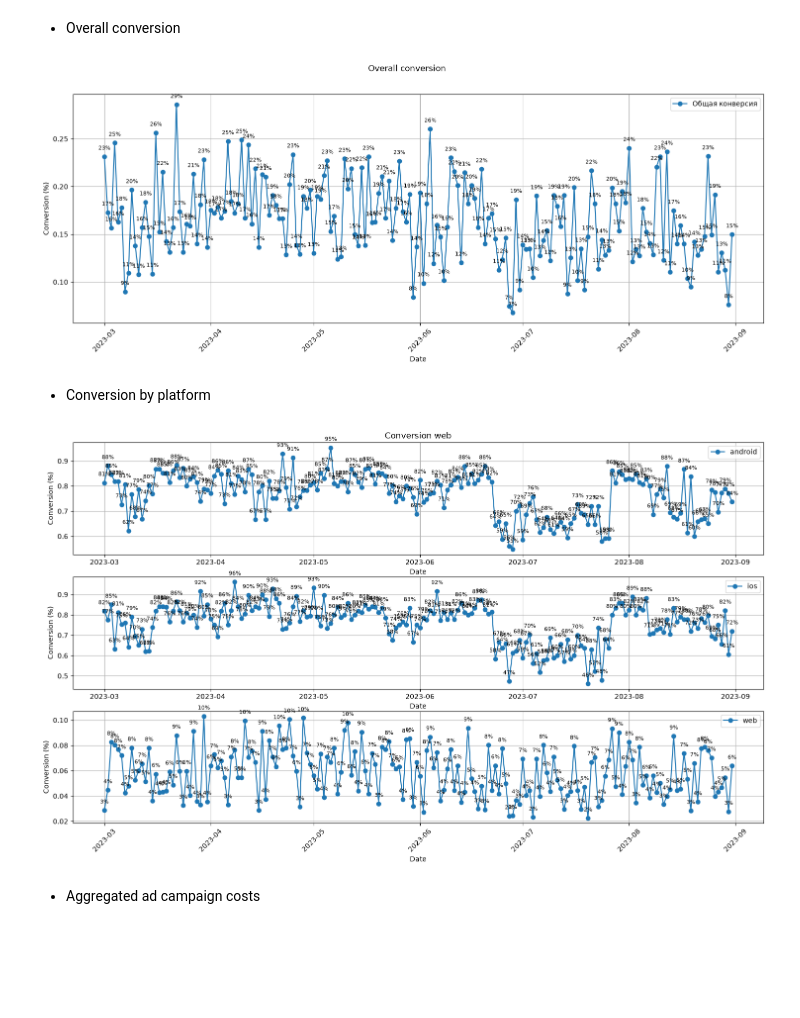
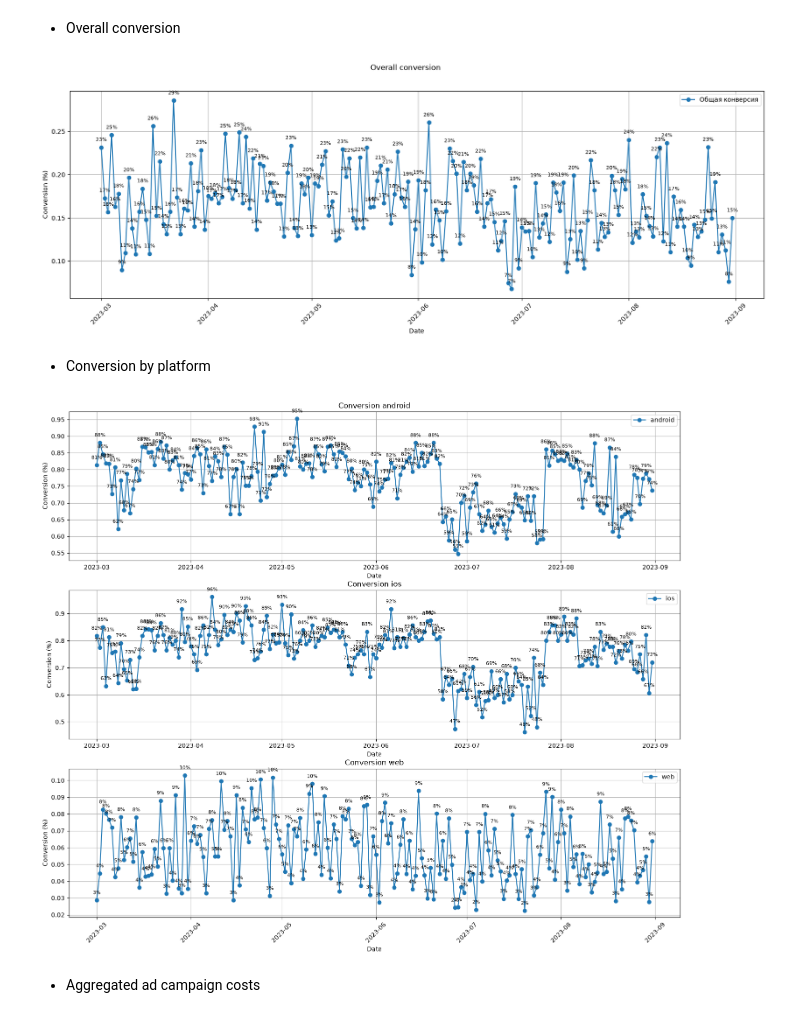
Before and after one commit to pep-cmyk/data-analytics-project-100, a Jupyter notebook: charts_project.ipynb, the cells around one changed output. Cells and saved outputs as stored; diff of their text form; code cells hidden in the pictures; blank space fills up the shorter version.

```diff
--- a/charts_project.ipynb
+++ b/charts_project.ipynb
@@ -213,26 +213,26 @@ plt.savefig('./charts/weekly_registrations_by_platform_stacked.png')
 # %%
 df_totconv = df_conversion.drop(columns= ['platform', 'conversion'])
 df_totconv = df_totconv.groupby('datetime').agg({
     'visits': 'sum',
     'registrations': 'sum'
 }).reset_index()
 
 df_totconv['Conversion'] = df_totconv['registrations'] / df_totconv['visits']
 
-fig, ax = plt.subplots(figsize= (18,6))
+fig, ax = plt.subplots(figsize= (20,6))
 fig.suptitle('Overall conversion')
 
 ax.plot(df_totconv['datetime'], df_totconv['Conversion'], marker= 'o', label= 'Общая конверсия')
 ax.grid()
 ax.legend()
 plt.xticks(rotation=45)
 
 line_label(ax, df_totconv['datetime'], df_totconv['Conversion'], symbol= '%', multiply_by= 100)
 ax.set(xlabel= 'Date', ylabel= 'Conversion (%)')
 
 plt.savefig('./charts/overall_conversion.png')
 # %% [output]
-[figure, old version]
+[figure, new version]
 # %% [markdown]
 - Conversion by platform
 # %%
@@ -249,7 +249,7 @@ df_web['Conversion'] = df_web['registrations'] / df_web['visits']
 
 #plotting
 fig, axes = plt.subplots(3,1)
-fig.set_size_inches(18,10)
+fig.set_size_inches(18,15)
 
 # andriod
 axes[0].plot(df_android['datetime'], df_android['Conversion'], marker= 'o', label= 'android')
@@ -264,7 +264,7 @@ axes[0].set(xlabel= 'Date', ylabel= 'Conversion (%)')
 axes[1].plot(df_ios['datetime'], df_ios['Conversion'], marker= 'o', label= 'ios')
 axes[1].grid()
 axes[1].legend()
-axes[0].set_title('Conversion ios')
+axes[1].set_title('Conversion ios')
 plt.xticks(rotation=45)
 line_label(axes[1], df_ios['datetime'], df_ios['Conversion'], symbol= '%', multiply_by= 100)
 axes[1].set(xlabel= 'Date', ylabel= 'Conversion (%)')
@@ -273,14 +273,14 @@ axes[1].set(xlabel= 'Date', ylabel= 'Conversion (%)')
 axes[2].plot(df_web['datetime'], df_web['Conversion'], marker= 'o', label= 'web')
 axes[2].grid()
 axes[2].legend()
-axes[0].set_title('Conversion web')
+axes[2].set_title('Conversion web')
 plt.xticks(rotation=45)
 line_label(axes[2], df_web['datetime'], df_web['Conversion'], symbol= '%', multiply_by= 100)
 axes[2].set(xlabel= 'Date', ylabel= 'Conversion (%)')
 
 plt.savefig('./charts/conversion_per_platform.png')
 # %% [output]
-[figure, old version]
+[figure, new version]
 # %% [markdown]
 - Aggregated ad campaign costs
 # %%
```
Also changed, not shown: parts of 3 cells of this notebook, 4 other files.
